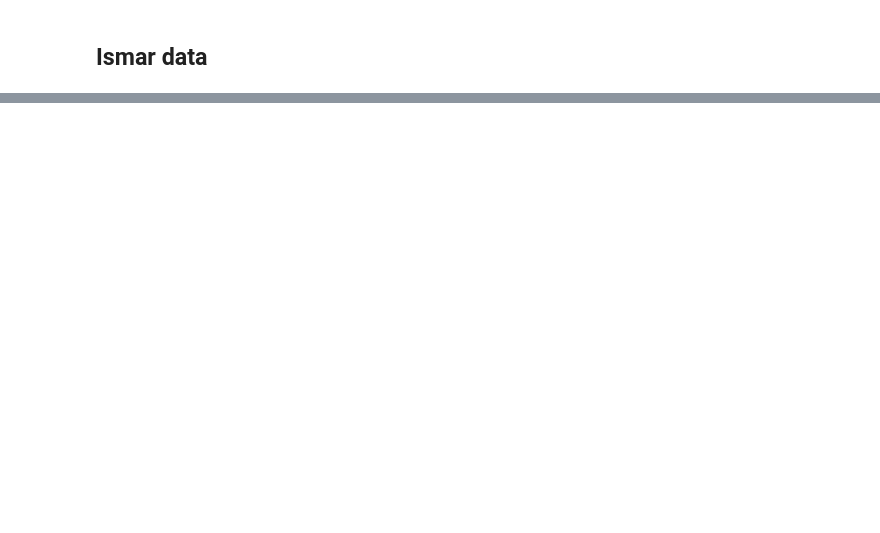
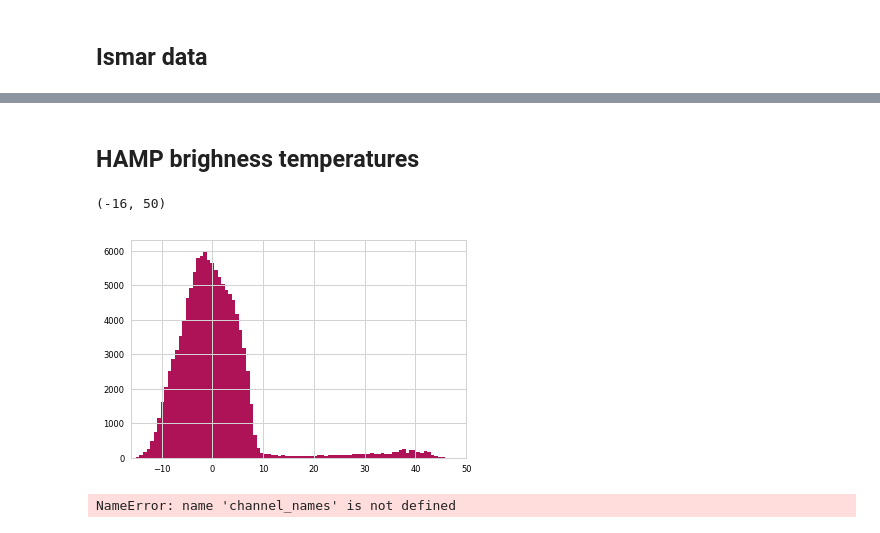
Before and after one commit to simonpf/ismar_combined, a Jupyter notebook: notebooks/first_look.ipynb, the cells around one changed output, grey strips where cells are left out. Drawn from its saved outputs; the diff is of its cells as text; code cells hidden in the pictures; blank space fills up the shorter version.

```diff
--- a/notebooks/first_look.ipynb
+++ b/notebooks/first_look.ipynb
@@ -264,11 +157,0 @@ y_rasta[inds].min()
-# %%
-y_hamp = -35 * np.ones(hamp_dbz.shape)
-m = np.logical_not(hamp_dbz.mask)
-y_hamp[m] = hamp_dbz[m] - 7.6
-y_rasta = -35 * np.ones((y_hamp.shape[0], rasta_dbz.shape[1]))
-rasta_dbz[rasta_z <= 0.0] = -35
-for i in range(rasta_dbz.shape[1]):
-    m = rasta_dbz.mask[:, i]
-    rasta_dbz_no_mask = rasta_dbz[:, i]
-    rasta_dbz_no_mask[m] = -35
-    y_rasta[:, i] = np.interp(hamp_d, rasta_d, rasta_dbz[:, i])
@@ -338,0 +298,9 @@ rh[:] = humidity
+# %% [markdown]
+## HAMP brighness temperatures
+# %%
+bins = np.linspace(-20, 50, 101)
+plt.hist(rasta_dbz.ravel(), bins = bins)
+plt.xlim([-16, 50])
+# %% [output]
+(-16, 50)
+[figure, added]
@@ -338,0 +311,4 @@ rh[:] = humidity
+# %%
+list(map(len, channel_names))
+# %% [output]
+NameError: name 'channel_names' is not defined
```
Also changed, not shown: parts of 91 cells of this notebook, 2 other files.
